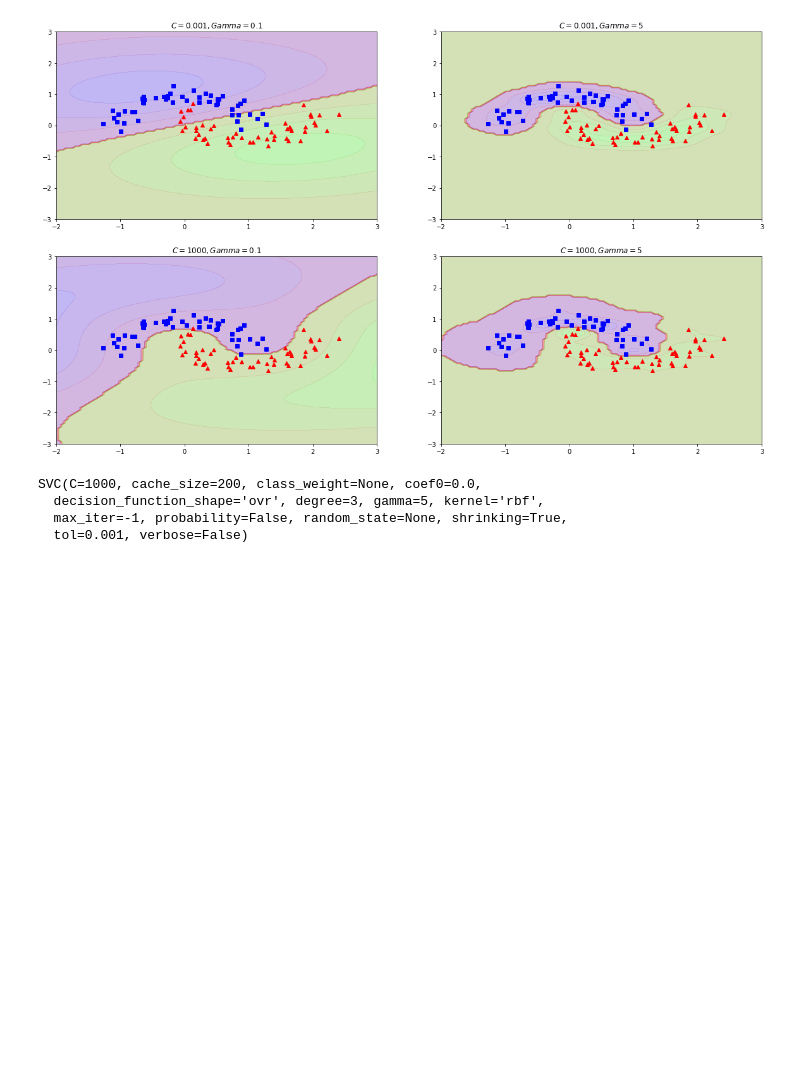
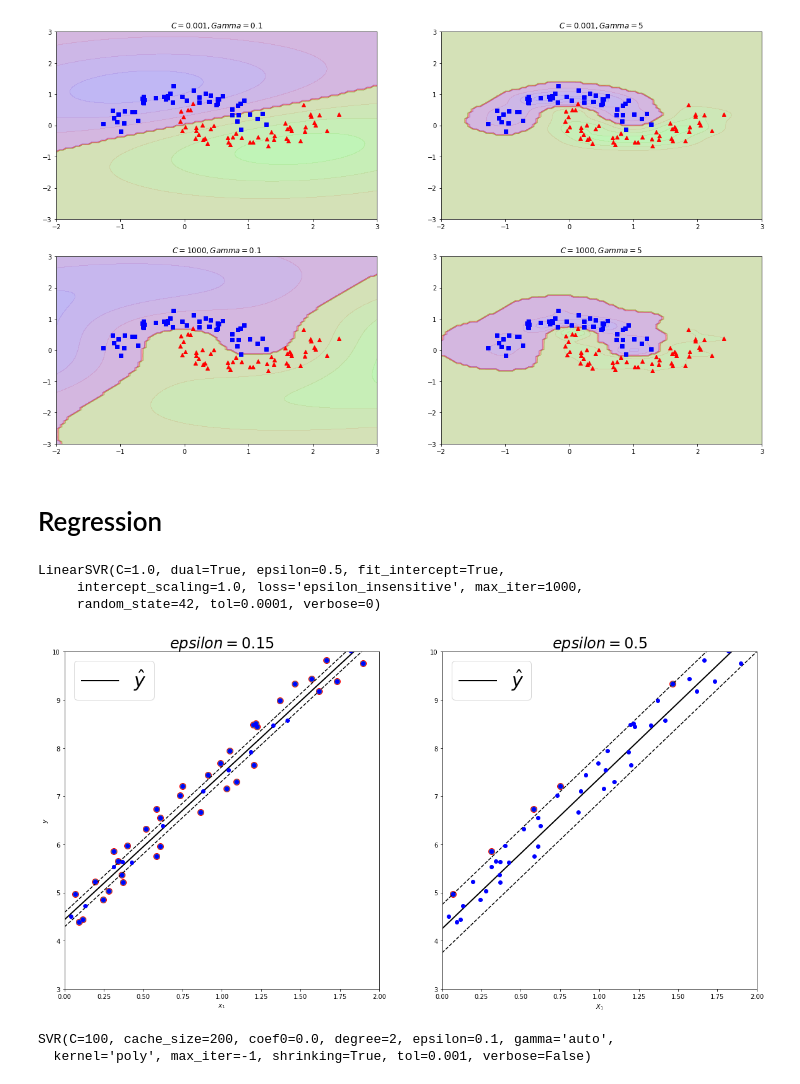
Before and after one commit to Yong-Ziyang/sklearn_tensorflow, a Jupyter notebook: Chapter5_Support_Vector_Machine.ipynb, the cells around one changed output. Saved outputs shown, nothing was run; the diff lists cells and outputs as text; code cells hidden in the pictures; blank space fills up the shorter version.

```diff
--- a/Chapter5_Support_Vector_Machine.ipynb
+++ b/Chapter5_Support_Vector_Machine.ipynb
@@ -503,14 +503,50 @@ plt.show()
 plt.close()
 # %% [output]
 [figure]
-# %%
-svm_pipe=Pipeline([
-    ('std',StandardScaler()),
-    ('SVM',SVC(kernel='rbf',gamma=gamma,C=C))
-    ])
-svm_pipe.fit(X,y)
-# %% [output]
-SVC(C=1000, cache_size=200, class_weight=None, coef0=0.0,
-  decision_function_shape='ovr', degree=3, gamma=5, kernel='rbf',
-  max_iter=-1, probability=False, random_state=None, shrinking=True,
-  tol=0.001, verbose=False)
+# %% [markdown]
+# Regression
+# %%
+np.random.seed(42)
+m=50
+X=2*np.random.rand(m,1)
+y=(4+3*X+np.random.rand(m,1)).ravel()
+# %%
+svm_reg1=LinearSVR(epsilon=0.15,random_state=42)
+svm_reg2=LinearSVR(epsilon=0.5,random_state=42)
+svm_reg1.fit(X,y)
+svm_reg2.fit(X,y)
+# %% [output]
+LinearSVR(C=1.0, dual=True, epsilon=0.5, fit_intercept=True,
+     intercept_scaling=1.0, loss='epsilon_insensitive', max_iter=1000,
+     random_state=42, tol=0.0001, verbose=0)
+# %%
+def find_support_vector(reg,X,y):
+    y_pred=reg.predict(X)
+    support=(np.abs(y-y_pred)>=reg.epsilon)
+    return np.argwhere(support)
+svm_reg1.support_=find_support_vector(svm_reg1,X,y)
+svm_reg2.support_=find_support_vector(svm_reg2,X,y)
+# %%
+def plot_linear_svm(reg,X,y,axes):
+    X_line=np.linspace(axes[0],axes[1],200).reshape(200,1)
+    y_pred=reg.predict(X_line)
+    plt.plot(X_line,y_pred,'k-',linewidth=2,label=r'$\hat{y}$')
+    plt.plot(X_line,y_pred+reg.epsilon,'k--')
+    plt.plot(X_line,y_pred-reg.epsilon,'k--')
+    plt.scatter(X[reg.support_],y[reg.support_],s=100,edgecolors='r')
+    plt.plot(X,y,'bo')
+    plt.title(r'$epsilon={}$'.format(reg.epsilon),fontsize=24)
+    plt.legend(loc='upper left',fontsize=30)
+    plt.axis(axes)
+plt.figure(figsize=(20,10))
+plt.subplot(121)
+plot_linear_svm(svm_reg1,X,y,[0,2,3,10])
+plt.xlabel(r'$x_1$',fontsize=10)
+plt.ylabel(r'$y$',fontsize=10)
+plt.subplot(122)
+plot_linear_svm(svm_reg2,X,y,[0,2,3,10])
+plt.xlabel(r'$X_1$',fontsize=10)
+plt.show()
+plt.close()
+# %% [output]
+[figure, added]
@@ -516,0 +558,9 @@ SVC(C=1000, cache_size=200, class_weight=None, coef0=0.0,
+# %%
+from sklearn.svm import SVR
+svr1=SVR(kernel='poly',epsilon=0.1,degree=2,C=0.01)
+svr2=SVR(kernel='poly',epsilon=0.1,C=100,degree=2)
+svr1.fit(X,y)
+svr2.fit(X,y)
+# %% [output]
+SVR(C=100, cache_size=200, coef0=0.0, degree=2, epsilon=0.1, gamma='auto',
+  kernel='poly', max_iter=-1, shrinking=True, tol=0.001, verbose=False)
```
Also changed, not shown: parts of 9 cells of this notebook.
